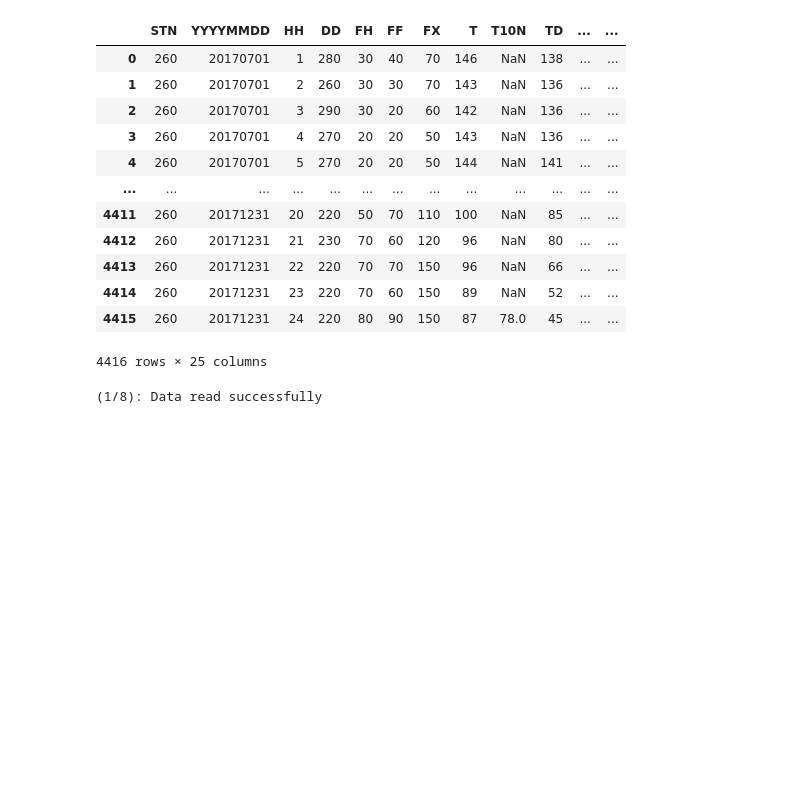
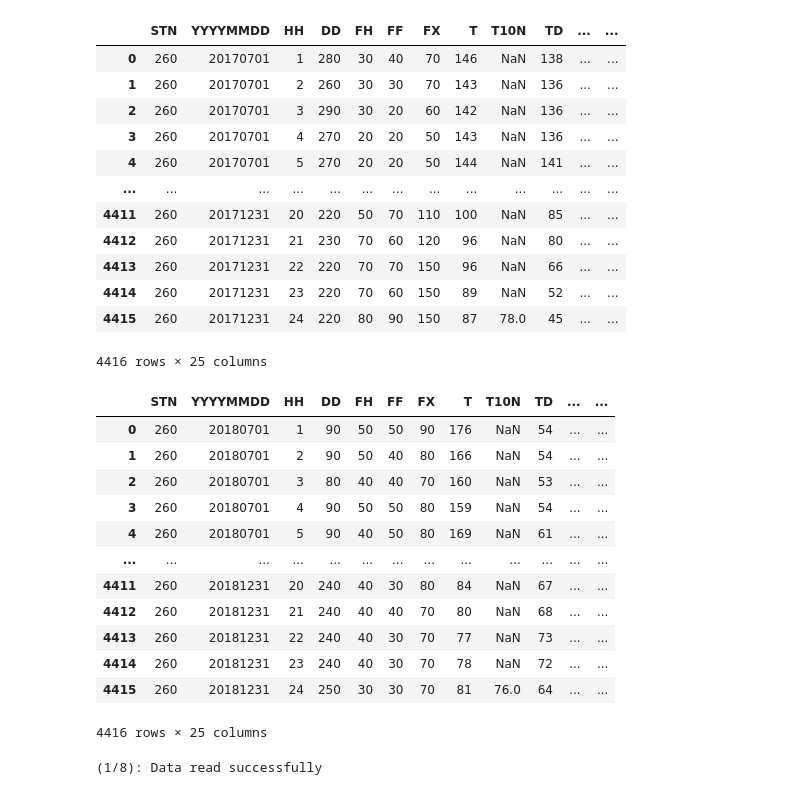
Before and after one commit to CodingMonkey17/forecasting_smog_PEML, a Jupyter notebook: src/preprocess.ipynb, the cells around one changed output. Cells and saved outputs as stored; diff of their text form; code cells hidden in the pictures; blank space fills up the shorter version.

```diff
--- a/src/preprocess.ipynb
+++ b/src/preprocess.ipynb
@@ -180,6 +194,22 @@ df_meteo_2017_raw
 | 4414 | 260 | 20171231 | 23 | 220 | 70 | 60 | 150 | 89 | NaN | 52 | ... | ... |
 | 4415 | 260 | 20171231 | 24 | 220 | 80 | 90 | 150 | 87 | 78.0 | 45 | ... | ... |
 4416 rows × 25 columns
+# %%
+df_meteo_2018_raw
+# %% [output]
+|  | STN | YYYYMMDD | HH | DD | FH | FF | FX | T | T10N | TD | ... | ... |
+| 0 | 260 | 20180701 | 1 | 90 | 50 | 50 | 90 | 176 | NaN | 54 | ... | ... |
+| 1 | 260 | 20180701 | 2 | 90 | 50 | 40 | 80 | 166 | NaN | 54 | ... | ... |
+| 2 | 260 | 20180701 | 3 | 80 | 40 | 40 | 70 | 160 | NaN | 53 | ... | ... |
+| 3 | 260 | 20180701 | 4 | 90 | 50 | 50 | 80 | 159 | NaN | 54 | ... | ... |
+| 4 | 260 | 20180701 | 5 | 90 | 40 | 50 | 80 | 169 | NaN | 61 | ... | ... |
+| ... | ... | ... | ... | ... | ... | ... | ... | ... | ... | ... | ... | ... |
+| 4411 | 260 | 20181231 | 20 | 240 | 40 | 30 | 80 | 84 | NaN | 67 | ... | ... |
+| 4412 | 260 | 20181231 | 21 | 240 | 40 | 40 | 70 | 80 | NaN | 68 | ... | ... |
+| 4413 | 260 | 20181231 | 22 | 240 | 40 | 30 | 70 | 77 | NaN | 73 | ... | ... |
+| 4414 | 260 | 20181231 | 23 | 240 | 40 | 30 | 70 | 78 | NaN | 72 | ... | ... |
+| 4415 | 260 | 20181231 | 24 | 250 | 30 | 30 | 70 | 81 | 76.0 | 64 | ... | ... |
+4416 rows × 25 columns
 # %%
 if LOG:
     print('(1/8): Data read successfully')
```
Also changed, not shown: parts of 27 cells of this notebook, 3 other files.
